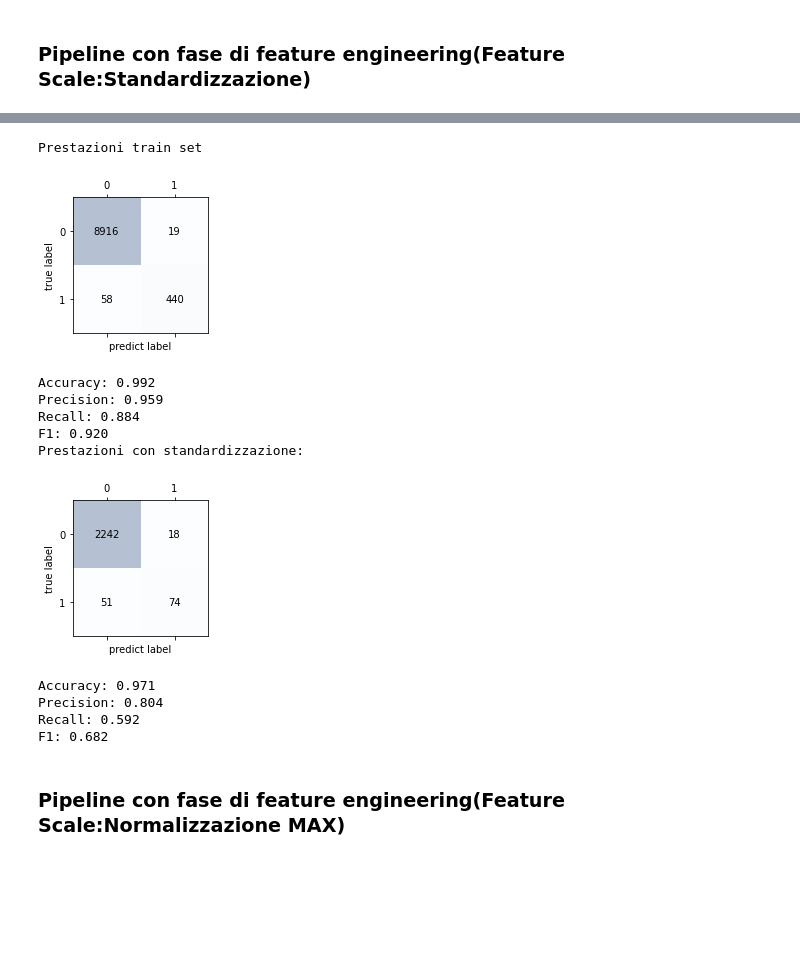
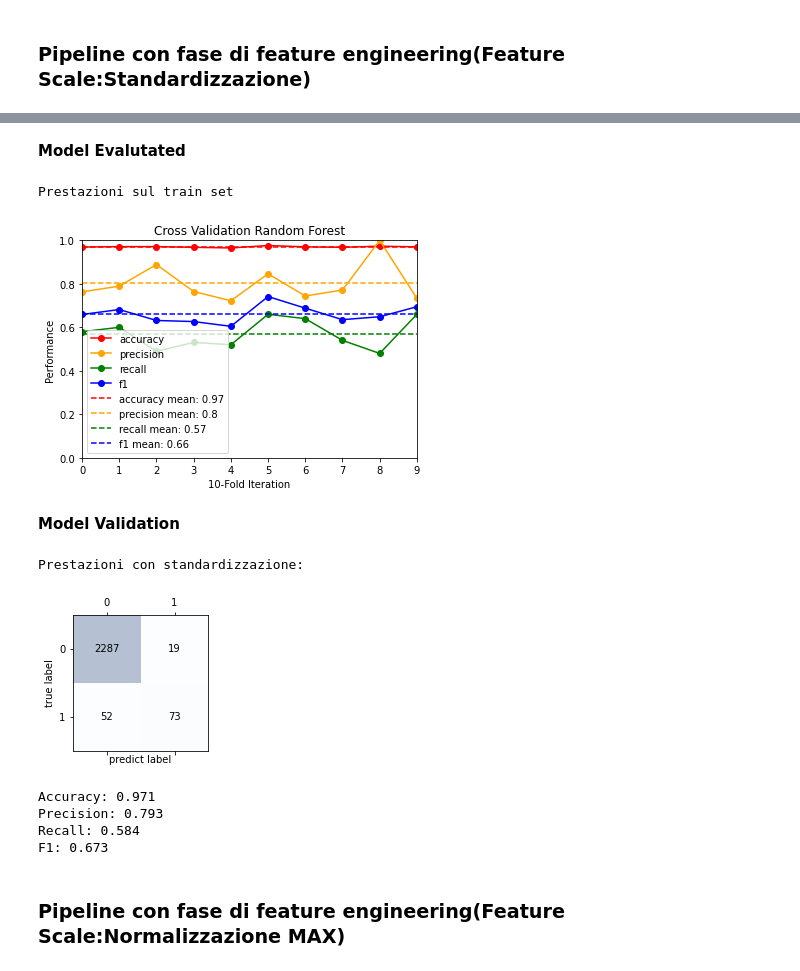
Before and after one commit to AntonioTrovato/Flaky-Tests-Learning-Pipeline, a Jupyter notebook: FlakyPipeline(Engineering).ipynb, the cells around one changed output, grey strips where cells are left out. Drawn from its saved outputs; the diff is of its cells as text; code cells hidden in the pictures; blank space fills up the shorter version.

```diff
--- a/FlakyPipeline(Engineering).ipynb
+++ b/FlakyPipeline(Engineering).ipynb
@@ -112,6 +111,7 @@ Dal dataset vengono rimossi i test case di setup e teardown, in quanto solitamen
 # %%
 dataset_copy=dataset.copy()
 dataset_copy = dataset_copy[dataset_copy['testCase'].str.lower().str.contains('.setup|.teardown') == False] #Rimuovo dal dataset i campioni di setup e teardown
+dataset_copy=dataset_copy.drop_duplicates()
 dataset_copy=dataset_copy.reset_index()
 dataset_copy=dataset_copy.drop(['Unnamed: 0','index'],axis=1) #Rimuovo dal dataset gli indici
 # %% [markdown]
@@ -128,9 +128,6 @@ for train_index_stratified,test_index_stratified in split.split(dataset_copy,dat
 
 print("Dimensione Train-set ",len(train_set))
 print("Dimensione Test-set ",len(test_set))
-
-train_set=train_set.drop_duplicates()
-test_set = test_set.drop_duplicates()
 # %% [output]
 Dimensione Train-set  9722
 Dimensione Test-set  2431
@@ -251,32 +352,52 @@ Train set standardizzato
 8 rows × 26 columns
+# %% [markdown]
+**Model Evalutated**
 # %%
-clf = RandomForestClassifier(criterion='entropy', n_estimators=150)
-clf.fit(X=X_train_set, y=y_train_set)
-print("Prestazioni train set")
-y_pred=clf.predict(X=X_train_set)
-print_performance_model(y_true=y_train_set,y_pred=y_pred)
-#Valuto le prestazioni del modello
-test_set_copy = test_set.copy()
-test_set_copy = test_set_copy.drop(get_object_colum(test_set_copy), axis=1)
-X_test_set = test_set_copy.drop(['isFlaky'], axis=1).to_numpy()
-y_test_set = test_set_copy['isFlaky'].to_numpy()
-X_test_set=sc.transform(X=X_test_set)
-y_pred = clf.predict(X=X_test_set)
-print("Prestazioni con standardizzazione:")
-print_performance_model(y_true=y_test_set, y_pred=y_pred)
+scores['accuracy'].clear()
+scores['precision'].clear()
+scores['recall'].clear()
+scores['f1'].clear()
+for train_index, test_index in skf.split(X=X_train_set, y=y_train_set):
+  # Creo il set di train e test
+  X_train, X_test = X_train_set[train_index], X_train_set[test_index]
+  y_train, y_test = y_train_set[train_index], y_train_set[test_index]
+
+  clf=RandomForestClassifier(criterion='entropy', n_estimators=150)
+  #Inserire clf con miglior parametri
+  clf.fit(X=X_train,y=y_train)
+  y_predict=clf.predict(X_test)
+  scores['accuracy'].append(accuracy_score(y_true=y_test, y_pred=y_predict))
+  scores['precision'].append(precision_score(y_true=y_test, y_pred=y_predict))
+  scores['recall'].append(recall_score(y_true=y_test, y_pred=y_predict))
+  scores['f1'].append(f1_score(y_true=y_test, y_pred=y_predict))
+
+print("Prestazioni sul train set")
+PlotMethod.print_scores_cv(scores,"Random Forest")
 # %% [output]
-Prestazioni train set
+Prestazioni sul train set
-[figure, old version]
+[figure, new version]
-Accuracy: 0.992
-Precision: 0.959
-Recall: 0.884
-F1: 0.920
-Prestazioni con standardizzazione:
-[figure, removed]
-Accuracy: 0.971
-Precision: 0.804
-Recall: 0.592
-F1: 0.682
+# %% [markdown]
+**Model Validation**
+# %%
+clf = RandomForestClassifier(criterion='entropy', n_estimators=150)
+clf.fit(X=X_train_set, y=y_train_set)
+
+#Valuto le prestazioni del modello
+test_set_copy = test_set.copy()
+test_set_copy = test_set_copy.drop(get_object_colum(test_set_copy), axis=1)
+X_test_set = test_set_copy.drop(['isFlaky'], axis=1).to_numpy()
+y_test_set = test_set_copy['isFlaky'].to_numpy()
+X_test_set=sc.transform(X=X_test_set)
+y_pred = clf.predict(X=X_test_set)
+print("Prestazioni con standardizzazione:")
+PlotMethod.print_confusion_matrix(y_true=y_test_set, y_pred=y_pred)
+# %% [output]
+Prestazioni con standardizzazione:
+[figure, added]
+Accuracy: 0.971
+Precision: 0.793
+Recall: 0.584
+F1: 0.673
 # %% [markdown]
 ### Pipeline con fase di feature engineering(Feature Scale:Normalizzazione MAX)
 # %%
```
Also changed, not shown: parts of 36 cells of this notebook, 5 other files.
